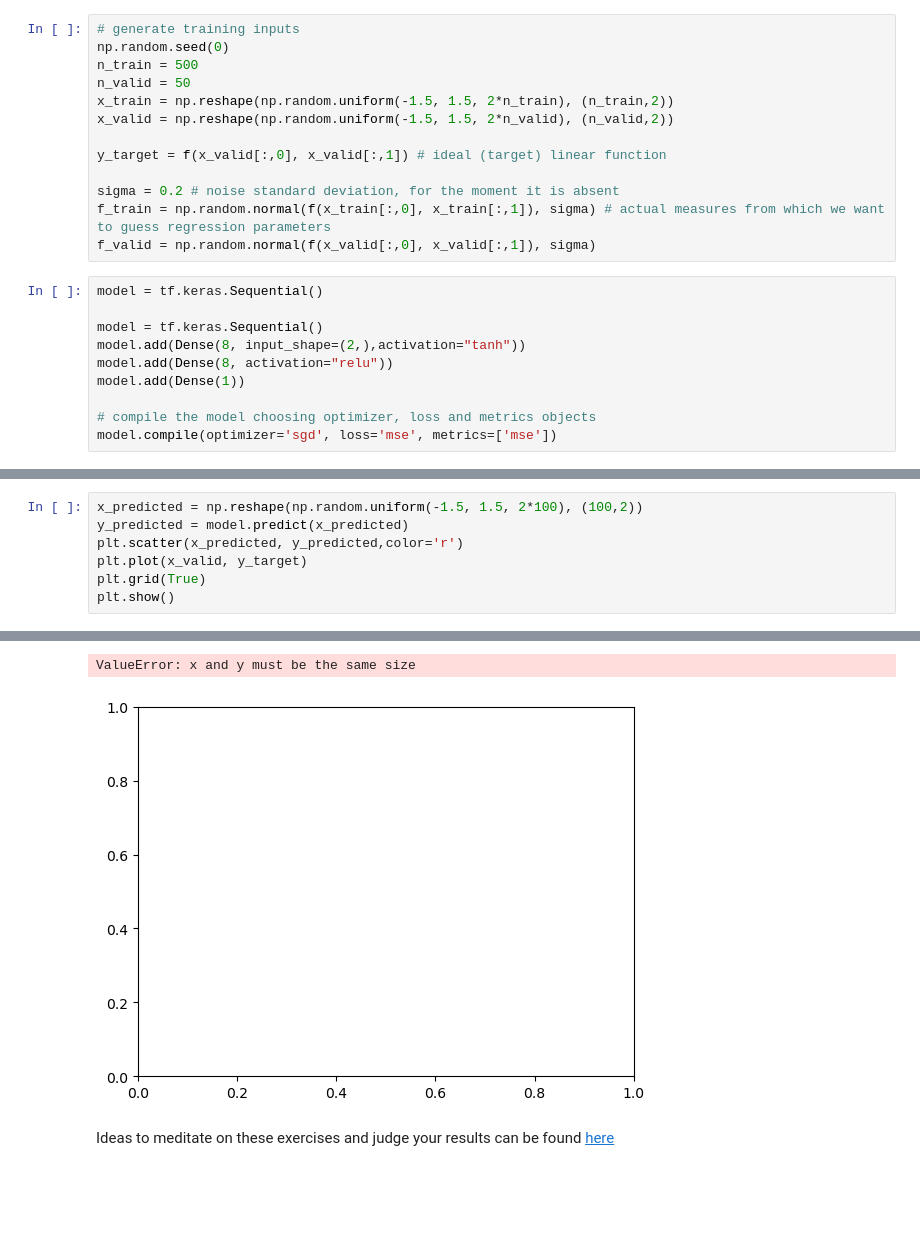
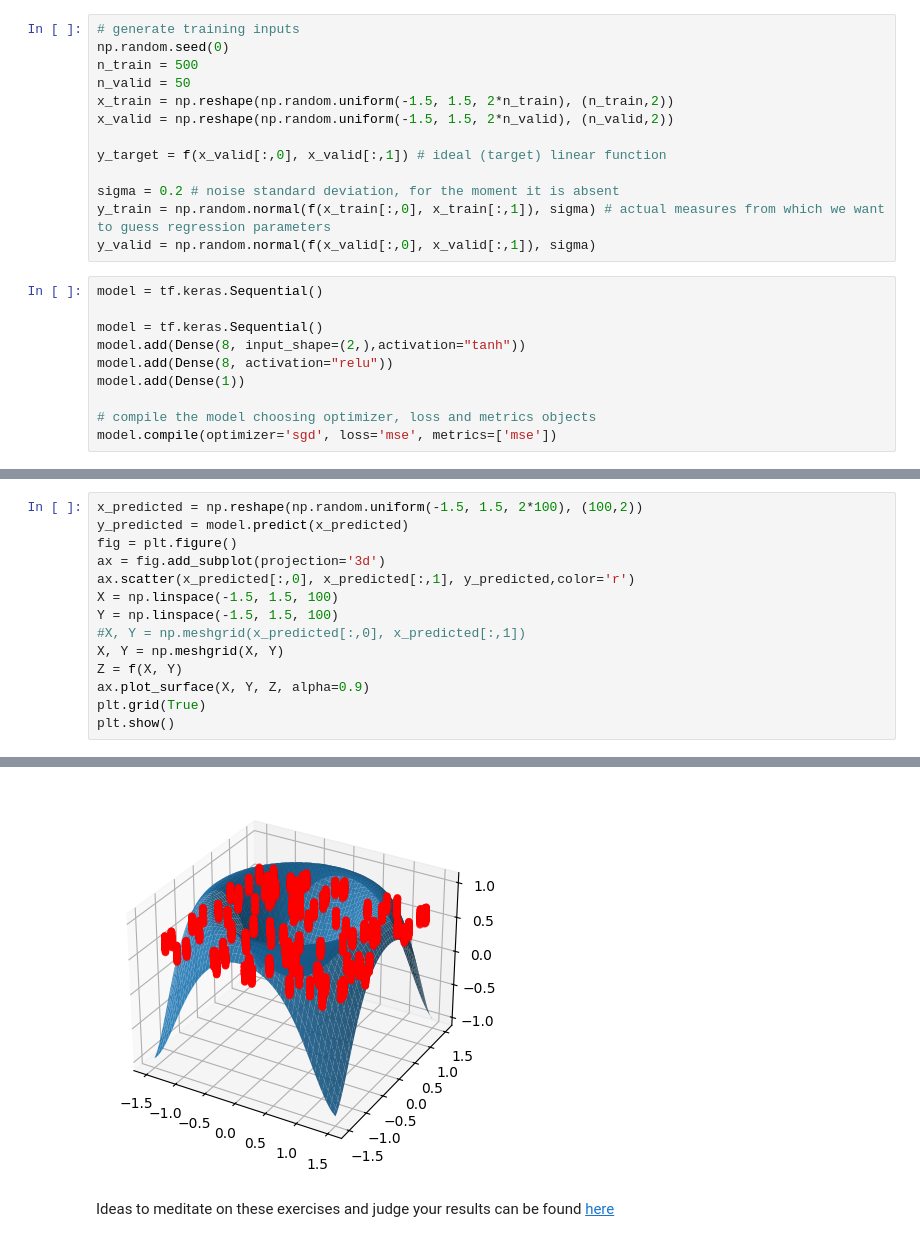
Before and after one commit to Nessun0o0/LSN, a Jupyter notebook: Excercise_sheets/LSN_Exercises_11_new.ipynb, the cells around one changed output, grey strips where cells are left out. Cells and saved outputs as stored; diff of their text form; blank space fills up the shorter version.

```diff
--- a/Excercise_sheets/LSN_Exercises_11_new.ipynb
+++ b/Excercise_sheets/LSN_Exercises_11_new.ipynb
@@ -302,8 +300,8 @@ x_valid = np.reshape(np.random.uniform(-1.5, 1.5, 2*n_valid), (n_valid,2))
 y_target = f(x_valid[:,0], x_valid[:,1]) # ideal (target) linear function
 
 sigma = 0.2 # noise standard deviation, for the moment it is absent
-f_train = np.random.normal(f(x_train[:,0], x_train[:,1]), sigma) # actual measures from which we want to guess regression parameters
-f_valid = np.random.normal(f(x_valid[:,0], x_valid[:,1]), sigma)
+y_train = np.random.normal(f(x_train[:,0], x_train[:,1]), sigma) # actual measures from which we want to guess regression parameters
+y_valid = np.random.normal(f(x_valid[:,0], x_valid[:,1]), sigma)
 # %%
 model = tf.keras.Sequential()
 
@@ -340,8 +338,15 @@ Epoch 40/40
 # %%
 x_predicted = np.reshape(np.random.uniform(-1.5, 1.5, 2*100), (100,2))
 y_predicted = model.predict(x_predicted)
-plt.scatter(x_predicted, y_predicted,color='r')
-plt.plot(x_valid, y_target)
+fig = plt.figure()
+ax = fig.add_subplot(projection='3d')
+ax.scatter(x_predicted[:,0], x_predicted[:,1], y_predicted,color='r')
+X = np.linspace(-1.5, 1.5, 100)
+Y = np.linspace(-1.5, 1.5, 100)
+#X, Y = np.meshgrid(x_predicted[:,0], x_predicted[:,1])
+X, Y = np.meshgrid(X, Y)
+Z = f(X, Y)
+ax.plot_surface(X, Y, Z, alpha=0.9)
 plt.grid(True)
 plt.show()
 # %% [output]
@@ -349,4 +354,3 @@ plt.show()
-ValueError: x and y must be the same size
-[figure, old version]
+[figure, new version]
 # %% [markdown]
 Ideas to meditate on these exercises and judge your results can be found <a href=https://xkcd.com/2048/>here</a>
```
Also changed, not shown: parts of 12 cells of this notebook.
